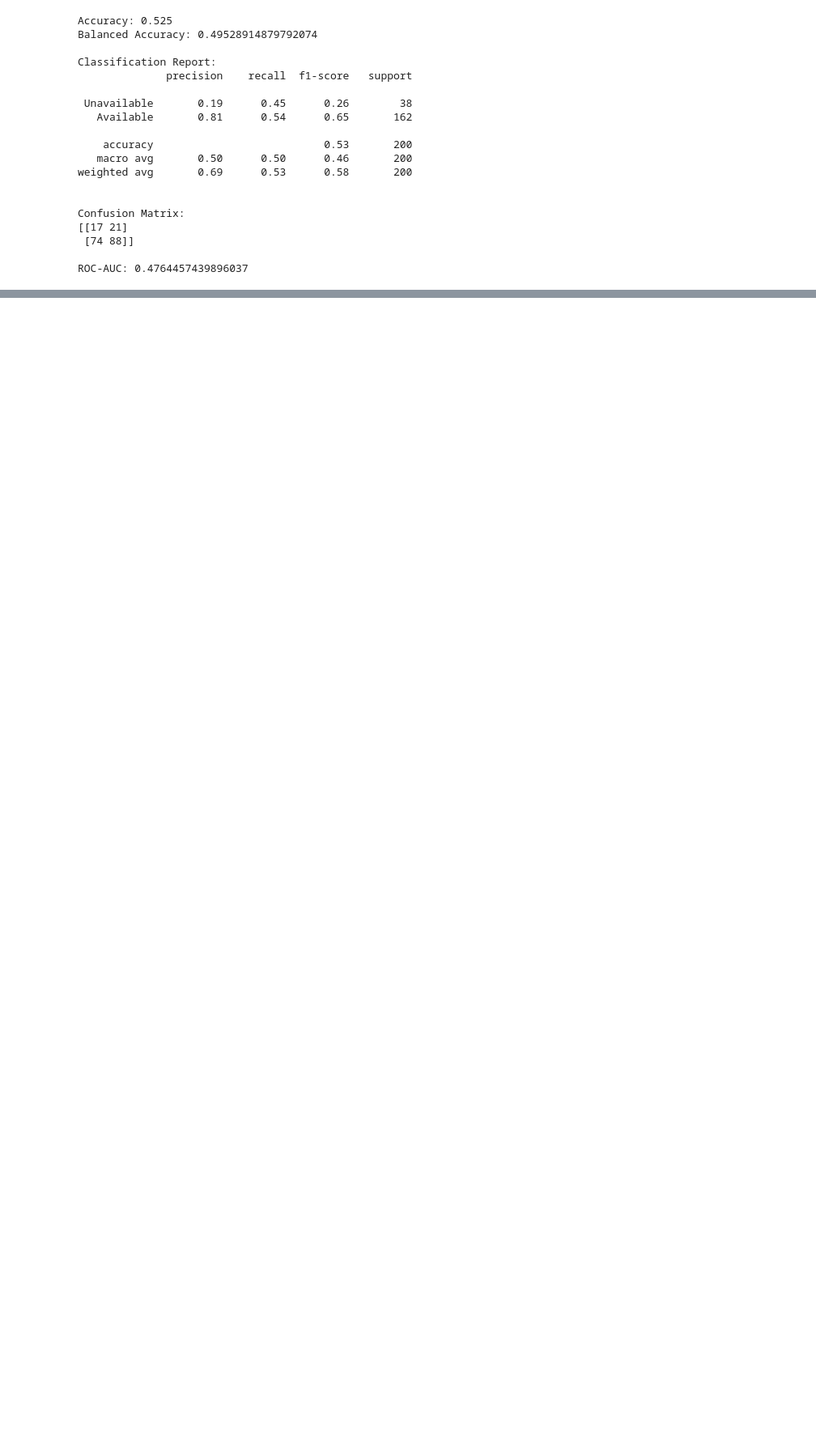
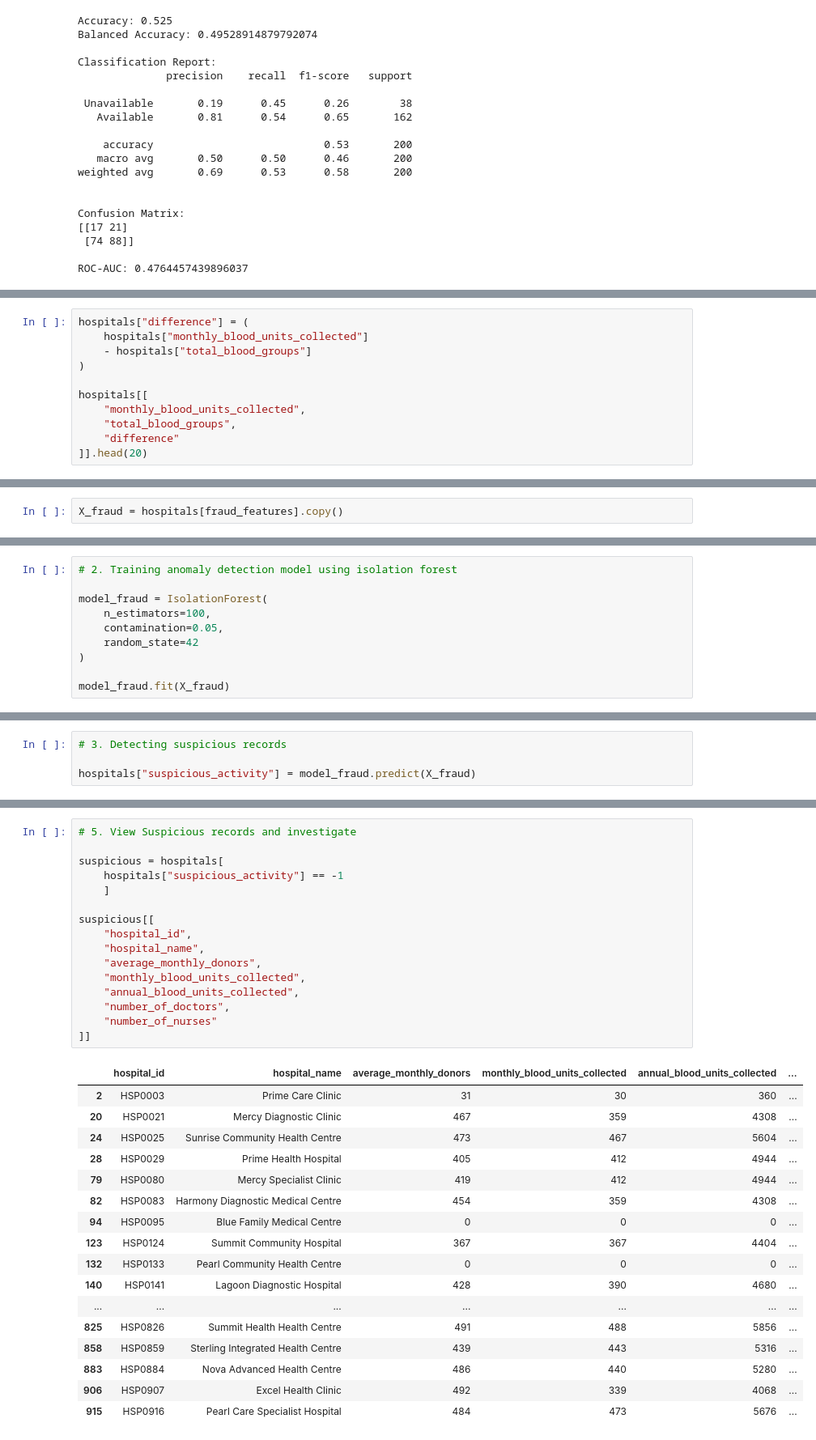
Before and after one commit to chiomaogbonna71-design/TechyJaunt, a Jupyter notebook: Group 8 Capstone.ipynb, the cells around one changed output, grey strips where cells are left out. Shown at 81% size. Drawn from its saved outputs; the diff is of its cells as text; blank space fills up the shorter version.

```diff
--- a/Group 8 Capstone.ipynb
+++ b/Group 8 Capstone.ipynb
@@ -973,0 +1080,11 @@ The Random Forest performed better, achieving 77% accuracy, while Logistic Regre
+# %%
+hospitals["difference"] = (
+    hospitals["monthly_blood_units_collected"]
+    - hospitals["total_blood_groups"]
+)
+
+hospitals[[
+    "monthly_blood_units_collected",
+    "total_blood_groups",
+    "difference"
+]].head(20)
@@ -973,0 +1357,2 @@ The Random Forest performed better, achieving 77% accuracy, while Logistic Regre
+# %%
+X_fraud = hospitals[fraud_features].copy()
@@ -973,0 +1377,10 @@ The Random Forest performed better, achieving 77% accuracy, while Logistic Regre
+# %%
+# 2. Training anomaly detection model using isolation forest
+
+model_fraud = IsolationForest(
+    n_estimators=100,
+    contamination=0.05,
+    random_state=42
+)
+
+model_fraud.fit(X_fraud)
@@ -973,0 +1389,4 @@ The Random Forest performed better, achieving 77% accuracy, while Logistic Regre
+# %%
+# 3. Detecting suspicious records
+
+hospitals["suspicious_activity"] = model_fraud.predict(X_fraud)
@@ -973,0 +1418,34 @@ The Random Forest performed better, achieving 77% accuracy, while Logistic Regre
+# %%
+# 5. View Suspicious records and investigate
+
+suspicious = hospitals[
+    hospitals["suspicious_activity"] == -1
+    ]
+
+suspicious[[
+    "hospital_id",
+    "hospital_name",
+    "average_monthly_donors",
+    "monthly_blood_units_collected",
+    "annual_blood_units_collected",
+    "number_of_doctors",
+    "number_of_nurses"
+]]
+# %% [output]
+|  | hospital_id | hospital_name | average_monthly_donors | monthly_blood_units_collected | annual_blood_units_collected | ... |
+| 2 | HSP0003 | Prime Care Clinic | 31 | 30 | 360 | ... |
+| 20 | HSP0021 | Mercy Diagnostic Clinic | 467 | 359 | 4308 | ... |
+| 24 | HSP0025 | Sunrise Community Health Centre | 473 | 467 | 5604 | ... |
+| 28 | HSP0029 | Prime Health Hospital | 405 | 412 | 4944 | ... |
+| 79 | HSP0080 | Mercy Specialist Clinic | 419 | 412 | 4944 | ... |
+| 82 | HSP0083 | Harmony Diagnostic Medical Centre | 454 | 359 | 4308 | ... |
+| 94 | HSP0095 | Blue Family Medical Centre | 0 | 0 | 0 | ... |
+| 123 | HSP0124 | Summit Community Hospital | 367 | 367 | 4404 | ... |
+| 132 | HSP0133 | Pearl Community Health Centre | 0 | 0 | 0 | ... |
+| 140 | HSP0141 | Lagoon Diagnostic Hospital | 428 | 390 | 4680 | ... |
+| ... | ... | ... | ... | ... | ... | ... |
+| 825 | HSP0826 | Summit Health Health Centre | 491 | 488 | 5856 | ... |
+| 858 | HSP0859 | Sterling Integrated Health Centre | 439 | 443 | 5316 | ... |
+| 883 | HSP0884 | Nova Advanced Health Centre | 486 | 440 | 5280 | ... |
+| 906 | HSP0907 | Excel Health Clinic | 492 | 339 | 4068 | ... |
+| 915 | HSP0916 | Pearl Care Specialist Hospital | 484 | 473 | 5676 | ... |
```
Also changed, not shown: parts of 48 cells of this notebook.
